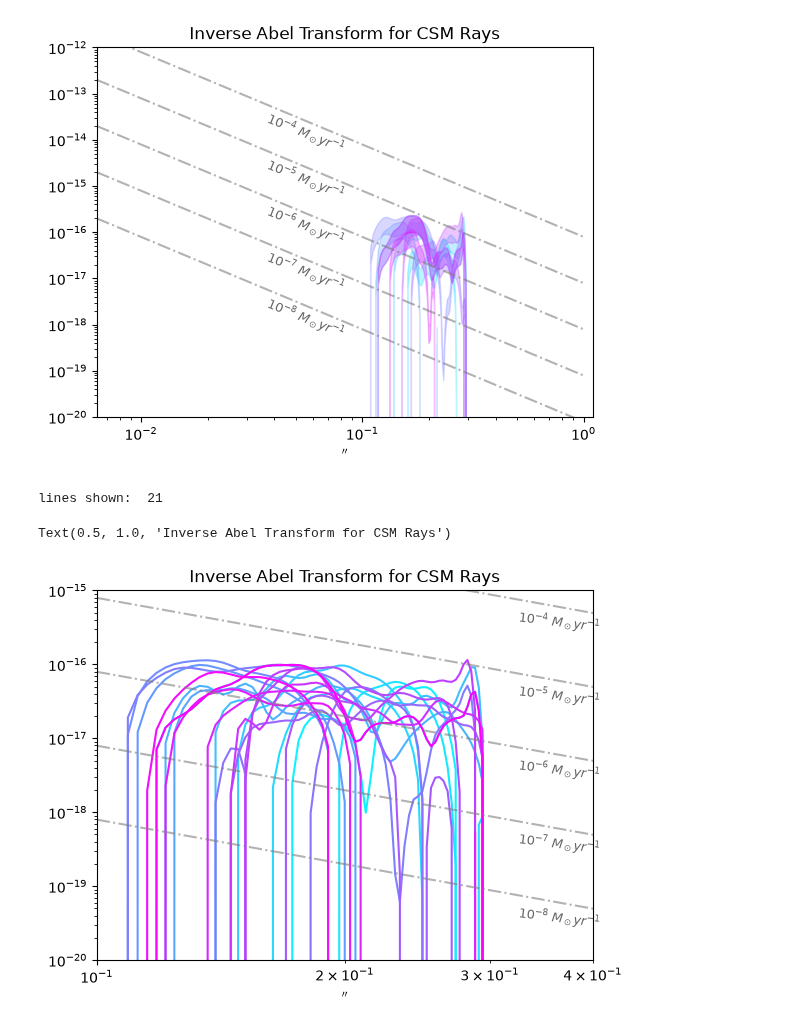
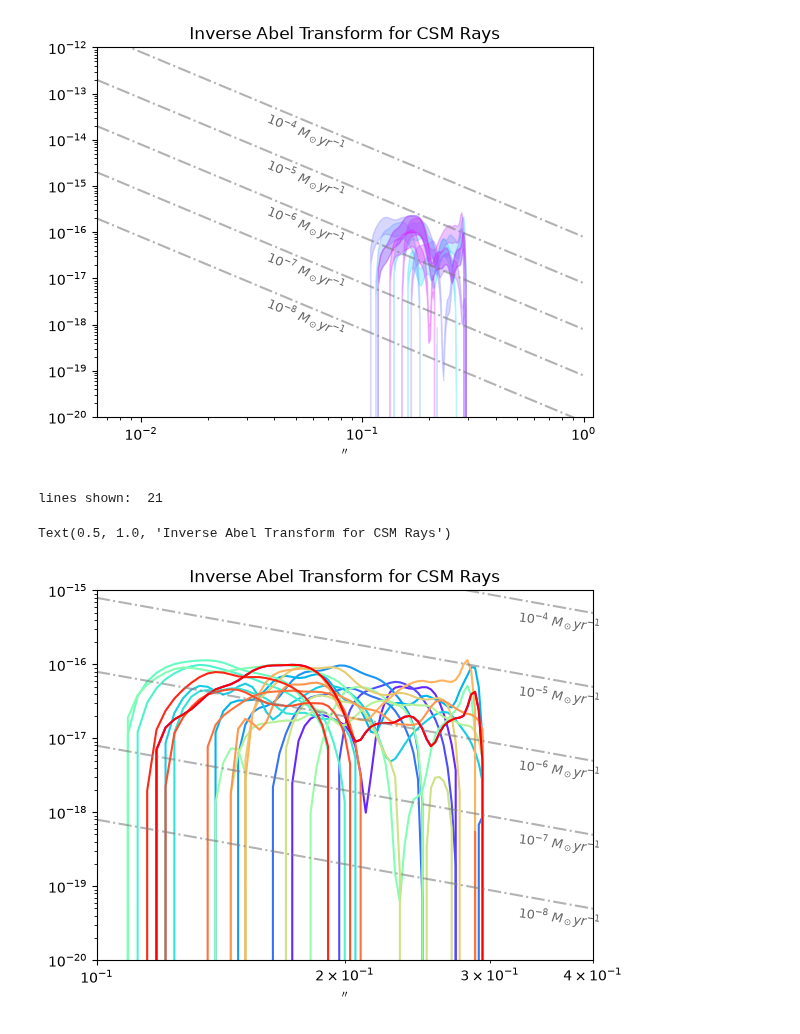
Before and after one commit to imanbeh/csm_pipeline, a Jupyter notebook: all_around_iats.ipynb, the cells around one changed output. Drawn from its saved outputs; the diff is of its cells as text; code cells hidden in the pictures.

Commit message:
separated csm result to make plots for paper

```diff
--- a/all_around_iats.ipynb
+++ b/all_around_iats.ipynb
@@ -264,7 +266,7 @@ Text(0.5, 1.0, 'Inverse Abel Transform for CSM Rays')
 [figure]
 # %%
 count=0
-color = cm.cool(np.linspace(0, 1, 201))
+color = cm.rainbow(np.linspace(0, 1, 201))
 for i in range(radius_2d_arc_csm.shape[0]):
     #plt.plot(radius_2d_arc[i,], csm_abel[i,])
     if i%10==0:
@@ -274,31 +276,31 @@ print("lines shown: ", count)
 mdotexp = [-8,-7,-6,-5,-4]# msun/yr
 v_yr = (1e6*u.cm/u.s).to(u.cm/u.yr)
 
 plt.ylim(10**-20,10**-15)
 plt.xlim(1*10**-1,.4)
 
 x_range = np.linspace(1*10**-1,1.1)*u.arcsec
 x_range_pc = sm(168,x_range).value*u.pc
 
 for mdot in mdotexp:
     #print(mdot)
 
     rho_mdot = 10**mdot*u.M_sun/u.yr / (4*np.pi*x_range_pc.to(u.cm)**2*v_yr)
     plt.plot(x_range, rho_mdot.to(u.g/u.cm**3).value, ls  = '-.',alpha = 0.6, c='grey')
 
     xtext = x_range[11]
     ytext = rho_mdot[35].to(u.g/u.cm**3)+rho_mdot[1].to(u.g/u.cm**3)/35
 
     #print(xtext,ytext)
 
 
     plt.text(xtext,ytext, f'$10^{{{mdot}}}$'+r' $M_\odot yr^{-1}$', fontsize=9,
             rotation=-7, alpha = 0.6)
 
 plt.semilogy()
 plt.semilogx()
 plt.title("Inverse Abel Transform for CSM Rays")
 # %% [output]
 lines shown:  21
 Text(0.5, 1.0, 'Inverse Abel Transform for CSM Rays')
-[figure, old version]
+[figure, new version]
```
Also changed, not shown: parts of 8 cells of this notebook, 2 other files.
